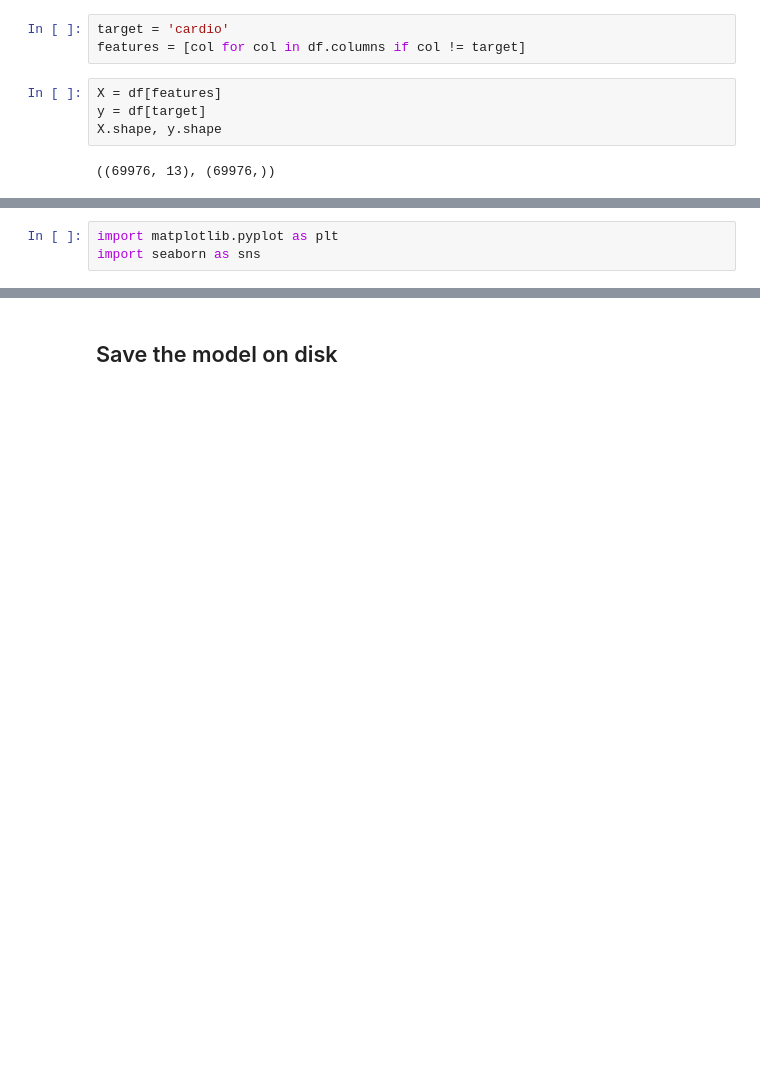
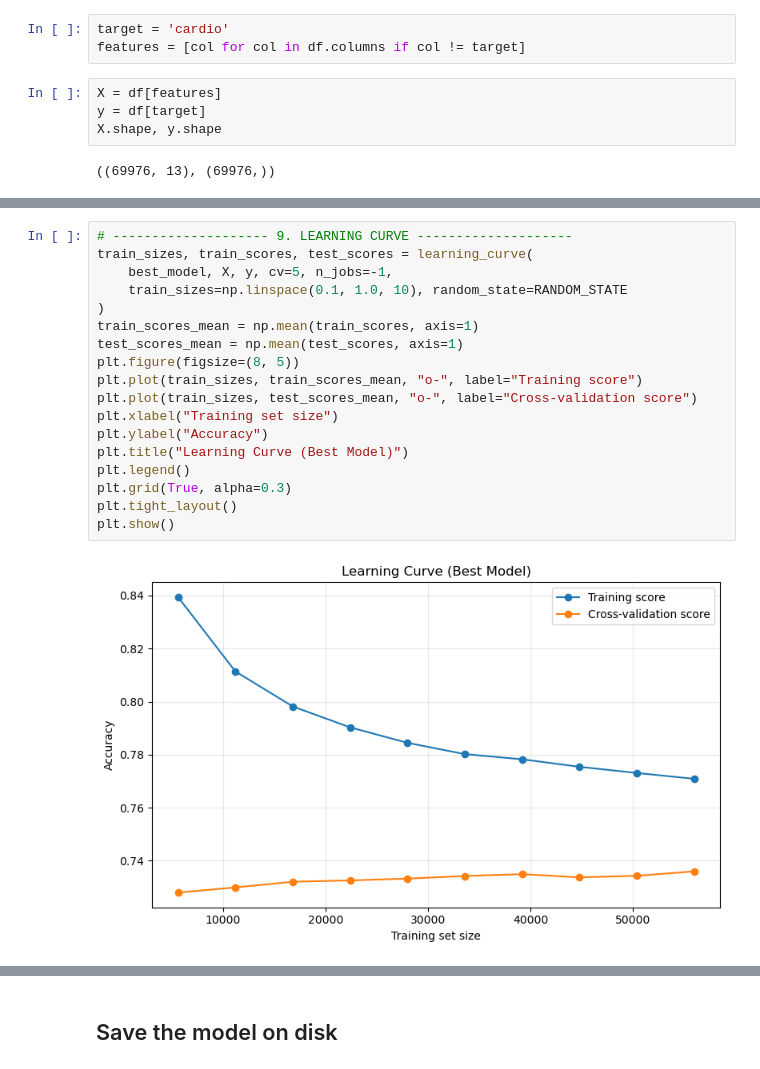
Before and after one commit to princedudhatra/ML, a Jupyter notebook: model_training.ipynb, the cells around one changed output, grey strips where cells are left out. Cells and saved outputs as stored; diff of their text form; blank space fills up the shorter version.

```diff
--- a/model_training.ipynb
+++ b/model_training.ipynb
@@ -78,4 +194,21 @@ weighted avg       0.70      0.70      0.70      6998
 # %%
-import matplotlib.pyplot as plt
-import seaborn as sns
+# -------------------- 9. LEARNING CURVE --------------------
+train_sizes, train_scores, test_scores = learning_curve(
+    best_model, X, y, cv=5, n_jobs=-1,
+    train_sizes=np.linspace(0.1, 1.0, 10), random_state=RANDOM_STATE
+)
+train_scores_mean = np.mean(train_scores, axis=1)
+test_scores_mean = np.mean(test_scores, axis=1)
+plt.figure(figsize=(8, 5))
+plt.plot(train_sizes, train_scores_mean, "o-", label="Training score")
+plt.plot(train_sizes, test_scores_mean, "o-", label="Cross-validation score")
+plt.xlabel("Training set size")
+plt.ylabel("Accuracy")
+plt.title("Learning Curve (Best Model)")
+plt.legend()
+plt.grid(True, alpha=0.3)
+plt.tight_layout()
+plt.show()
+# %% [output]
+[figure, added]
 # %%
```
Also changed, not shown: parts of 13 cells of this notebook, 2 other files.
